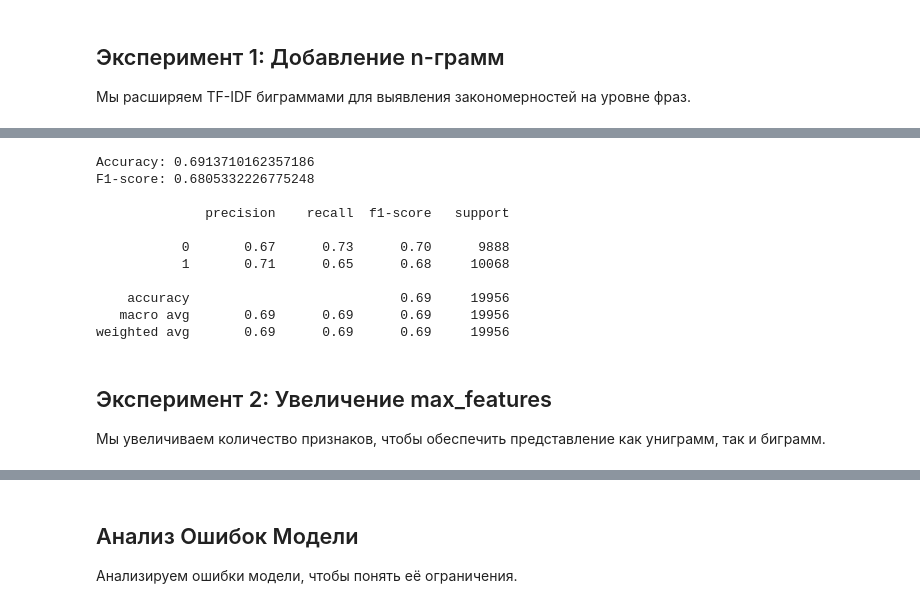
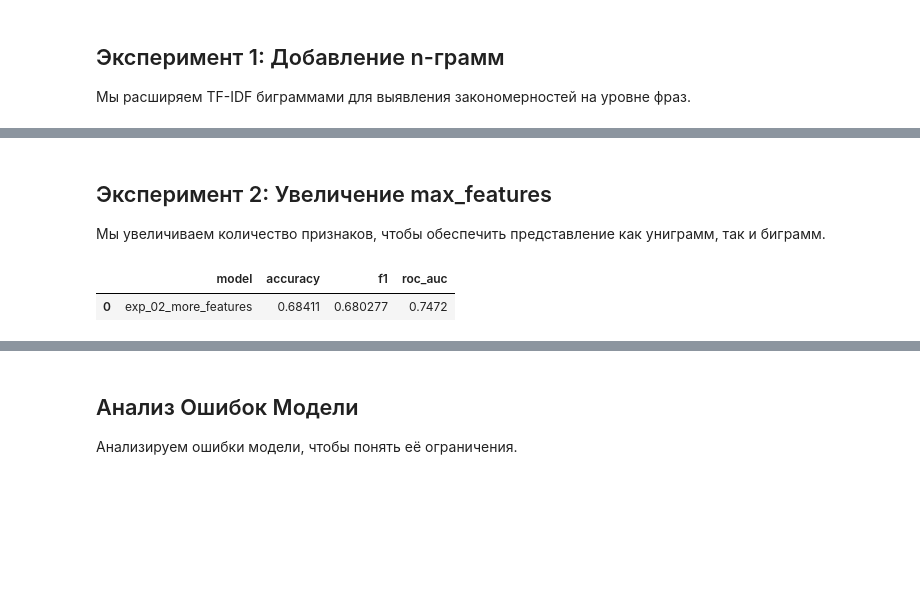
Before and after one commit to NorteTryeno/reddit-sarcasm-nlp-project, a Jupyter notebook: Sarcasm.ipynb, the cells around one changed output, grey strips where cells are left out. Drawn from its saved outputs; the diff is of its cells as text; code cells hidden in the pictures; blank space fills up the shorter version.

```diff
--- a/Sarcasm.ipynb
+++ b/Sarcasm.ipynb
@@ -221,35 +339,22 @@ vecotrizer = TfidfVectorizer(
-# %%
-X_train_tfidf = vecotrizer.fit_transform(X_train)
-X_test_tfidf = vecotrizer.transform(X_test)
-
-model = LogisticRegression(max_iter=1000)
-model.fit(X_train_tfidf, y_train)
-
-y_pred = model.predict(X_test_tfidf)
-y_proba = model.predict_proba(X_test_tfidf)[:, 1]
-
-print("Accuracy:", accuracy_score(y_test, y_pred))
-print("F1-score:", f1_score(y_test, y_pred),'\n')
-print(classification_report(y_test,y_pred))
-# %% [output]
-Accuracy: 0.6913710162357186
-F1-score: 0.6805332226775248
-
-              precision    recall  f1-score   support
-
-           0       0.67      0.73      0.70      9888
-           1       0.71      0.65      0.68     10068
-
-    accuracy                           0.69     19956
-   macro avg       0.69      0.69      0.69     19956
-weighted avg       0.69      0.69      0.69     19956
 # %% [markdown]
 ## Эксперимент 2: Увеличение max_features
 
 Мы увеличиваем количество признаков, чтобы обеспечить представление как униграмм, так и биграмм.
 # %%
-vecotrizer_2 = TfidfVectorizer(
-    max_features=20000,
-    ngram_range=(1,2),
-    min_df=5
-)
+experiment_02_params = {
+    'name':'exp_02_more_features',
+    'vectorizer_params':{
+        'max_features': 20000,
+        'ngram_range': (1,2),
+        'min_df': 5,
+        },
+    'model_params':{
+        'max_iter': 1000,
+        }
+    }
+experiment_02, experiment_02_model = evaluate_model(**experiment_02_params)
+
+pd.DataFrame([experiment_02])
+# %% [output]
+|  | model | accuracy | f1 | roc_auc |
+| 0 | exp_02_more_features | 0.68411 | 0.680277 | 0.7472 |
```
Also changed, not shown: parts of 27 cells of this notebook.
